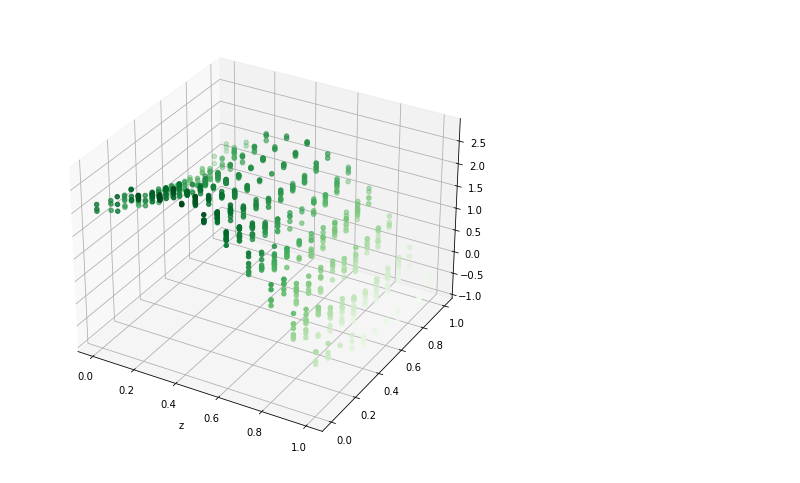
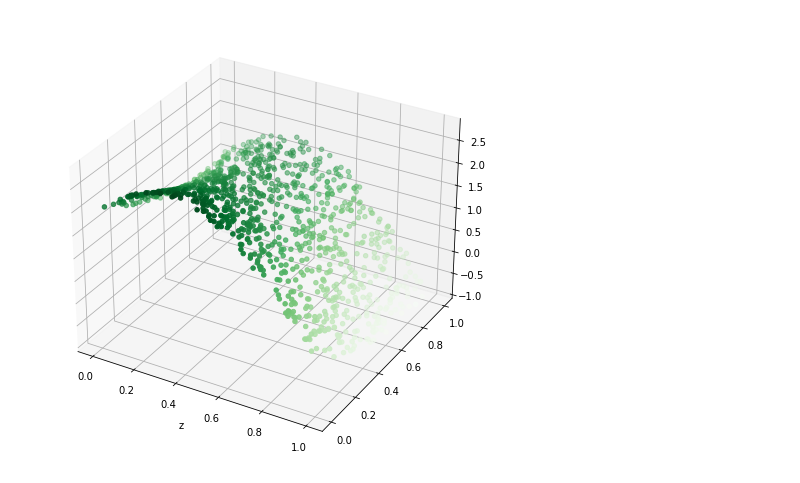
Before and after one commit to ekalinicheva/plot_vegetation_coverage, a Jupyter notebook: notebooks/approximate_DTM_creation.ipynb, the cells around one changed output. Saved outputs shown, nothing was run; the diff lists cells and outputs as text; code cells hidden in the pictures.

```diff
--- a/notebooks/approximate_DTM_creation.ipynb
+++ b/notebooks/approximate_DTM_creation.ipynb
@@ -12,26 +12,28 @@ import matplotlib.pyplot as plt
 from scipy import interpolate
 # %%
 xy = np.random.random((1000, 2))
+xy = (xy - xy.min(axis=0)) / (xy.max(axis=0) - xy.min(axis=0))
 def fxy(x,y):
     return (-np.sin(y*2) + np.cos(x*2)*2 + 2*np.cos(x)*np.sin(x*2))
-
-
-xy = (xy - xy.min(axis=0)) / (xy.max(axis=0) - xy.min(axis=0))
 z = fxy(xy[:,0:1], xy[:,1:2])
 xyz = np.append(xy,z, axis=1)
-df = pd.DataFrame(xyz)
-df.values[:, :2] = np.round(df.values[:, :2], 1)
-df.columns = ["x","y","z"]
-
-plt.figure(figsize=(8,8))
-
-ax = plt.axes(projection='3d')
-ax.scatter3D(df.values[:,0], df.values[:,1], df.values[:,2], c= df.values[:,2], cmap='Greens');
-plt.xlabel("x")
-plt.xlabel("z")
-plt.show()
-# %% [output]
-[figure, removed]
+# %%
+df = pd.DataFrame(xyz)
+## TODO: change this to a specified number instead of meter precision ?
+df.values[:, :2] = np.round(df.values[:, :2], 2)
+df.columns = ["x", "y", "z"]
+
+plt.figure(figsize=(8, 8))
+
+ax = plt.axes(projection="3d")
+ax.scatter3D(
+    df.values[:, 0], df.values[:, 1], df.values[:, 2], c=df.values[:, 2], cmap="Greens"
+)
+plt.xlabel("x")
+plt.xlabel("z")
+plt.show()
+# %% [output]
+[figure, added]
 # %%
 # Learn the approximate DTM
 # Linar interpolation is more robust that cubic on the edges.
```
Also changed, not shown: parts of 6 cells of this notebook, 1 other file.
